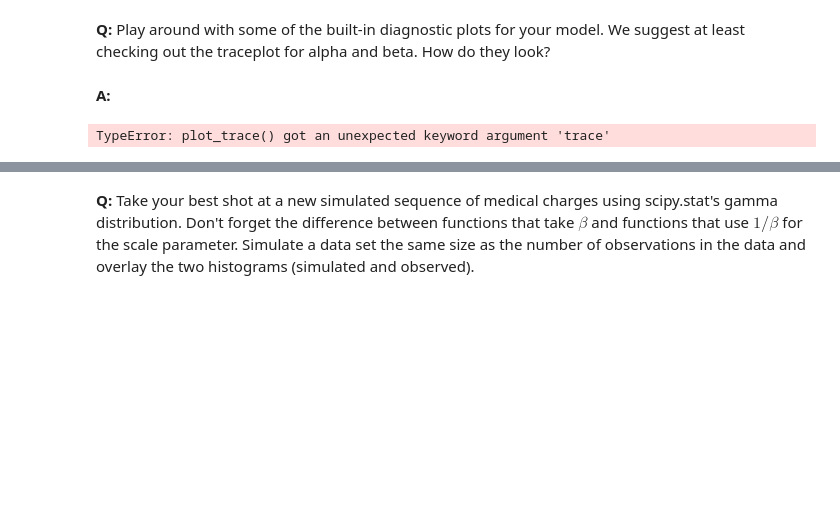
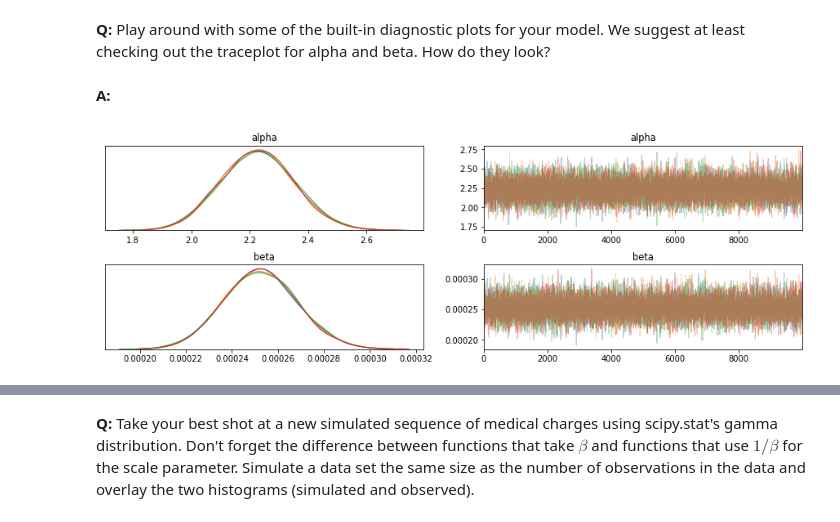
Before and after one commit to abebual/Bayesian-School-of-Inference, a Jupyter notebook: inferential_statistics_3-Q.ipynb, the cells around one changed output, grey strips where cells are left out. Drawn from its saved outputs; the diff is of its cells as text; code cells hidden in the pictures; blank space fills up the shorter version.

```diff
--- a/inferential_statistics_3-Q.ipynb
+++ b/inferential_statistics_3-Q.ipynb
@@ -166,7 +166,7 @@ __Q:__ Play around with some of the built-in diagnostic plots for your model. We
 # %% [markdown]
 __A:__
 # %%
-_ = pm.plots.traceplot(trace=trace, varnames=['alpha', 'beta'])
+_ = pm.plots.traceplot(data=trace, varnames=['alpha', 'beta'])
 # %% [output]
-TypeError: plot_trace() got an unexpected keyword argument 'trace'
+[figure, added]
 # %%
```
Also changed, not shown: parts of 1 cell of this notebook.
